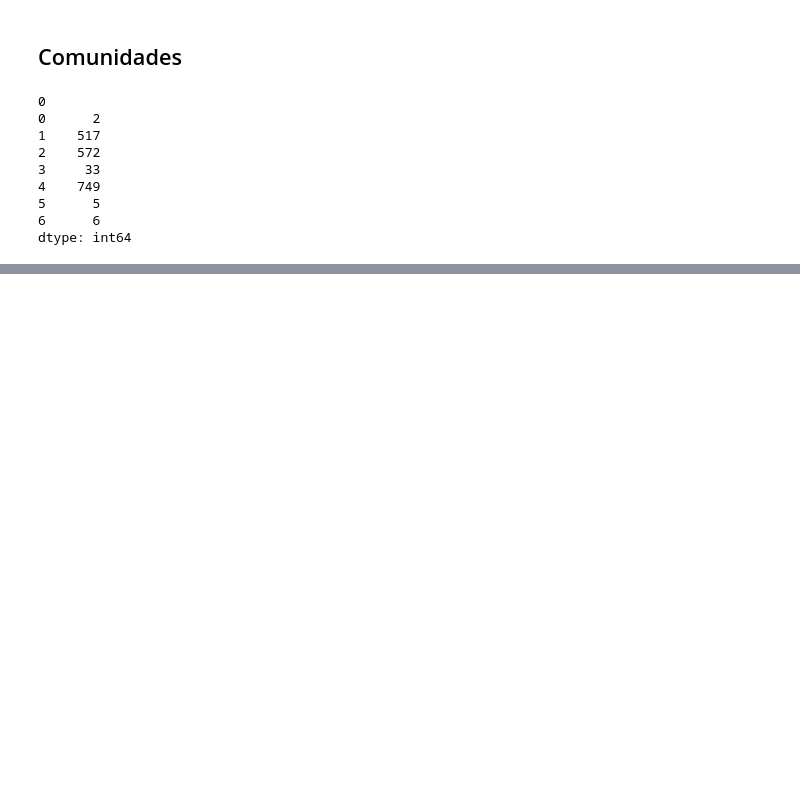
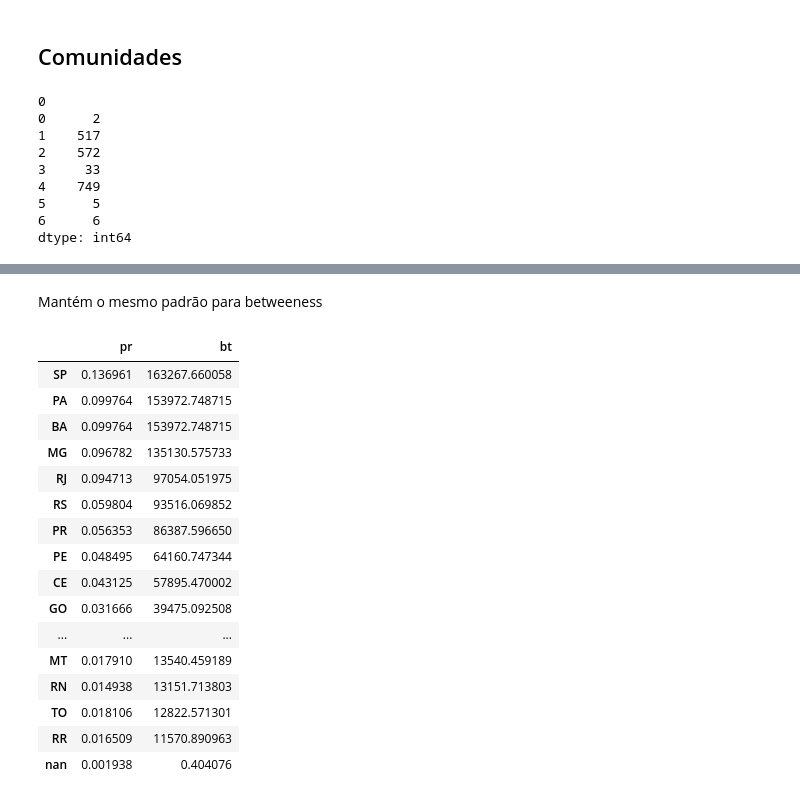
Before and after one commit to guilherme9718/rede-proposicoes-camara-federal, a Jupyter notebook: Análise da rede.ipynb, the cells around one changed output, grey strips where cells are left out. Drawn from its saved outputs; the diff is of its cells as text; code cells hidden in the pictures; blank space fills up the shorter version.

```diff
--- a/Análise da rede.ipynb
+++ b/Análise da rede.ipynb
@@ -97,0 +168,22 @@ nx.write_gml(gf, 'dados/processado/arestas_louvain.gml')
+# %% [markdown]
+Mantém o mesmo padrão para betweeness
+# %%
+centralidades_uf.sort_values('bt', ascending=False)
+# %% [output]
+|  | pr | bt |
+| SP | 0.136961 | 163267.660058 |
+| PA | 0.099764 | 153972.748715 |
+| BA | 0.099764 | 153972.748715 |
+| MG | 0.096782 | 135130.575733 |
+| RJ | 0.094713 | 97054.051975 |
+| RS | 0.059804 | 93516.069852 |
+| PR | 0.056353 | 86387.596650 |
+| PE | 0.048495 | 64160.747344 |
+| CE | 0.043125 | 57895.470002 |
+| GO | 0.031666 | 39475.092508 |
+| ... | ... | ... |
+| MT | 0.017910 | 13540.459189 |
+| RN | 0.014938 | 13151.713803 |
+| TO | 0.018106 | 12822.571301 |
+| RR | 0.016509 | 11570.890963 |
+| nan | 0.001938 | 0.404076 |
```
Also changed, not shown: parts of 11 cells of this notebook, 5 other files.
